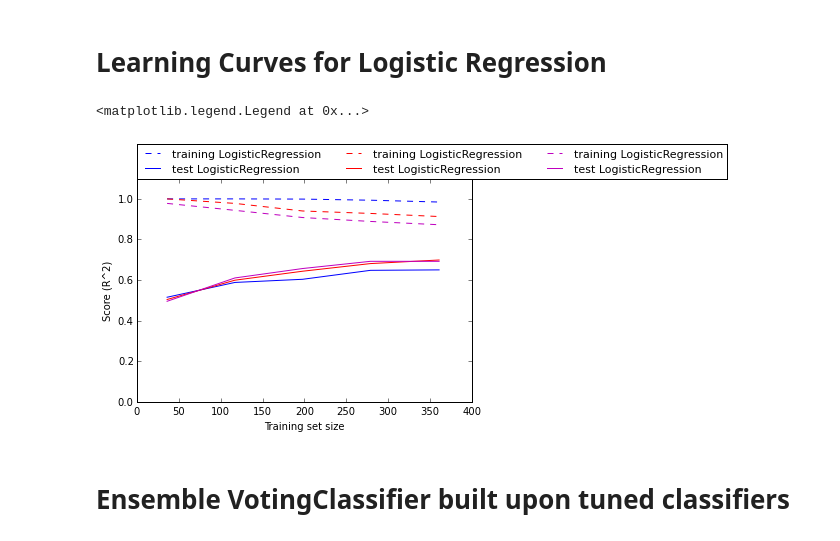
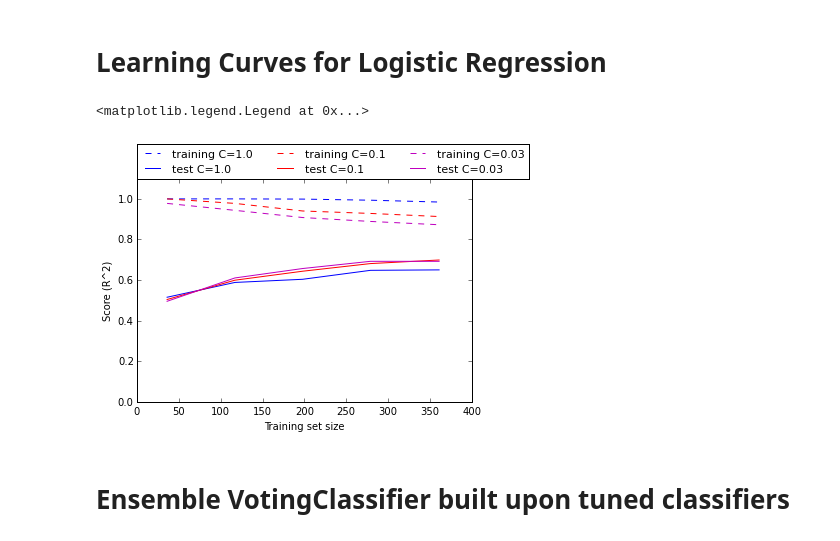
Before and after one commit to rui-r-duan/ecg_classification, a Jupyter notebook: ecg-exp.ipynb, the cells around one changed output. Drawn from its saved outputs; the diff is of its cells as text; code cells hidden in the pictures.

Commit message:
pass classifier name in plotting learning curve method

```diff
--- a/ecg-exp.ipynb
+++ b/ecg-exp.ipynb
@@ -613,24 +613,25 @@ clf.cv_results_
 # %% [markdown]
 # Learning Curves for Logistic Regression
 # %%
+%matplotlib inline
 from common_load import load_data
 from sklearn.linear_model import LogisticRegression
 from plot_learning_curve import plot_learning_curve
 import matplotlib.pyplot as plt
 
 
 X, y = load_data()
 
 lr_a = LogisticRegression() # C=1.0
 lr_b = LogisticRegression(C=0.1)
 lr_c = LogisticRegression(C=0.03)
-plot_learning_curve(lr_a, X, y)
-plot_learning_curve(lr_b, X, y)
-plot_learning_curve(lr_c, X, y)
+plot_learning_curve(lr_a, X, y, 'C=1.0')
+plot_learning_curve(lr_b, X, y, 'C=0.1')
+plot_learning_curve(lr_c, X, y, 'C=0.03')
 plt.legend(loc=(0, 1.00), ncol=3, fontsize=11)
 # %% [output]
 <matplotlib.legend.Legend at 0x...>
-[figure, old version]
+[figure, new version]
 # %% [markdown]
 # Ensemble VotingClassifier built upon tuned classifiers
 # %%
```
Also changed, not shown: parts of 1 cell of this notebook, 2 other files.
